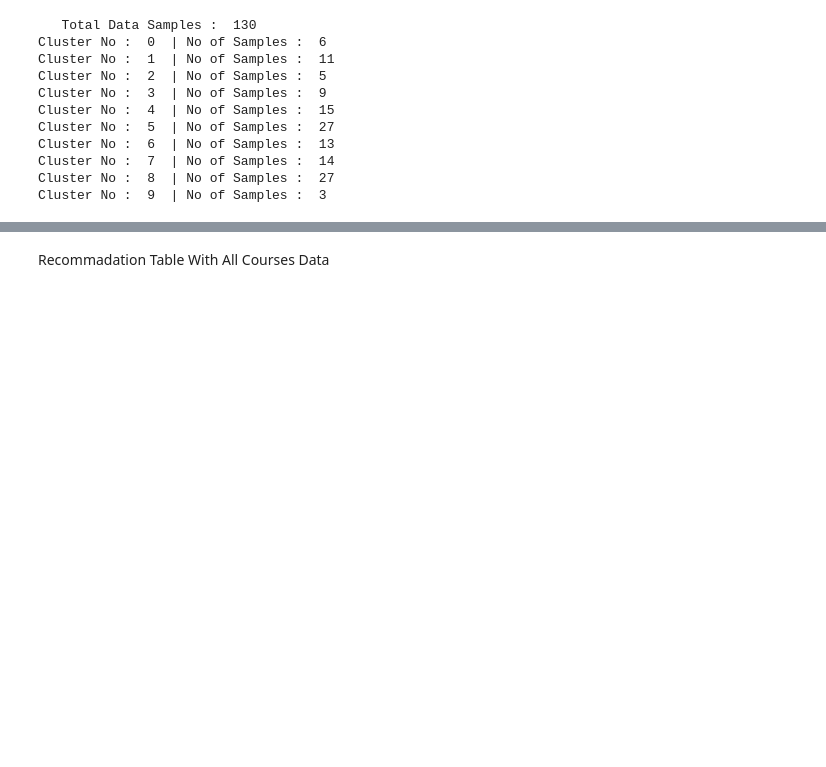
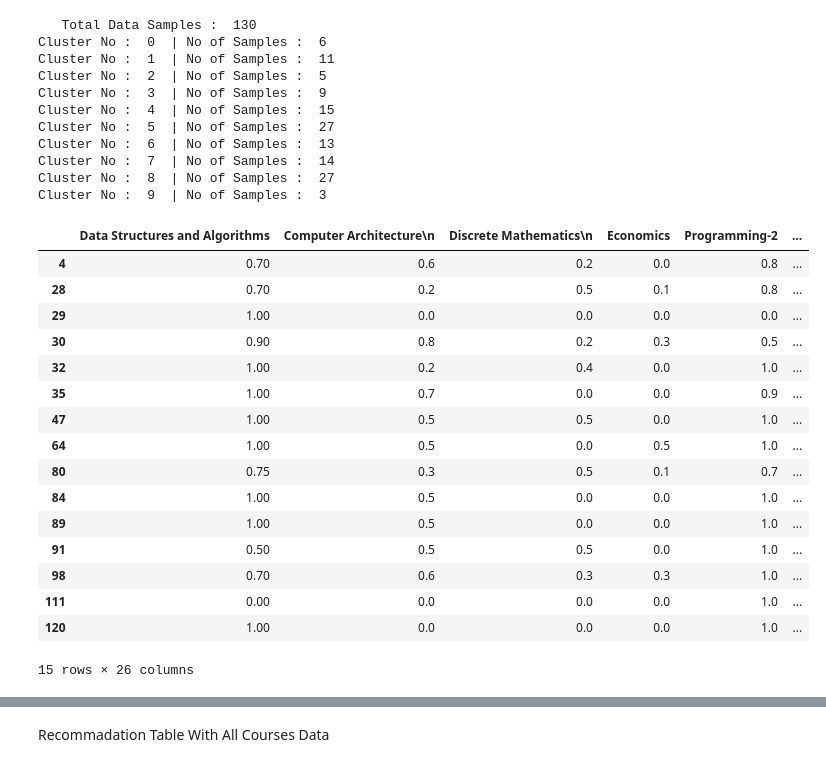
Before and after one commit to NarasimhanN/Recommendation-System, a Jupyter notebook: Course_Recommendation_System.ipynb, the cells around one changed output, grey strips where cells are left out. Drawn from its saved outputs; the diff is of its cells as text; code cells hidden in the pictures; blank space fills up the shorter version.

```diff
--- a/Course_Recommendation_System.ipynb
+++ b/Course_Recommendation_System.ipynb
@@ -278,6 +286,26 @@ Cluster No :  6  | No of Samples :  13
 Cluster No :  7  | No of Samples :  14
 Cluster No :  8  | No of Samples :  27
 Cluster No :  9  | No of Samples :  3
+# %%
+dataa[dataa['cluster']==4]
+# %% [output]
+|  | Data Structures and Algorithms | Computer Architecture\n | Discrete Mathematics\n | Economics | Programming-2 | ... |
+| 4 | 0.70 | 0.6 | 0.2 | 0.0 | 0.8 | ... |
+| 28 | 0.70 | 0.2 | 0.5 | 0.1 | 0.8 | ... |
+| 29 | 1.00 | 0.0 | 0.0 | 0.0 | 0.0 | ... |
+| 30 | 0.90 | 0.8 | 0.2 | 0.3 | 0.5 | ... |
+| 32 | 1.00 | 0.2 | 0.4 | 0.0 | 1.0 | ... |
+| 35 | 1.00 | 0.7 | 0.0 | 0.0 | 0.9 | ... |
+| 47 | 1.00 | 0.5 | 0.5 | 0.0 | 1.0 | ... |
+| 64 | 1.00 | 0.5 | 0.0 | 0.5 | 1.0 | ... |
+| 80 | 0.75 | 0.3 | 0.5 | 0.1 | 0.7 | ... |
+| 84 | 1.00 | 0.5 | 0.0 | 0.0 | 1.0 | ... |
+| 89 | 1.00 | 0.5 | 0.0 | 0.0 | 1.0 | ... |
+| 91 | 0.50 | 0.5 | 0.5 | 0.0 | 1.0 | ... |
+| 98 | 0.70 | 0.6 | 0.3 | 0.3 | 1.0 | ... |
+| 111 | 0.00 | 0.0 | 0.0 | 0.0 | 1.0 | ... |
+| 120 | 1.00 | 0.0 | 0.0 | 0.0 | 1.0 | ... |
+15 rows × 26 columns
 # %%
 rec_tab_data=[]
 
```
Also changed, not shown: parts of 41 cells of this notebook.
